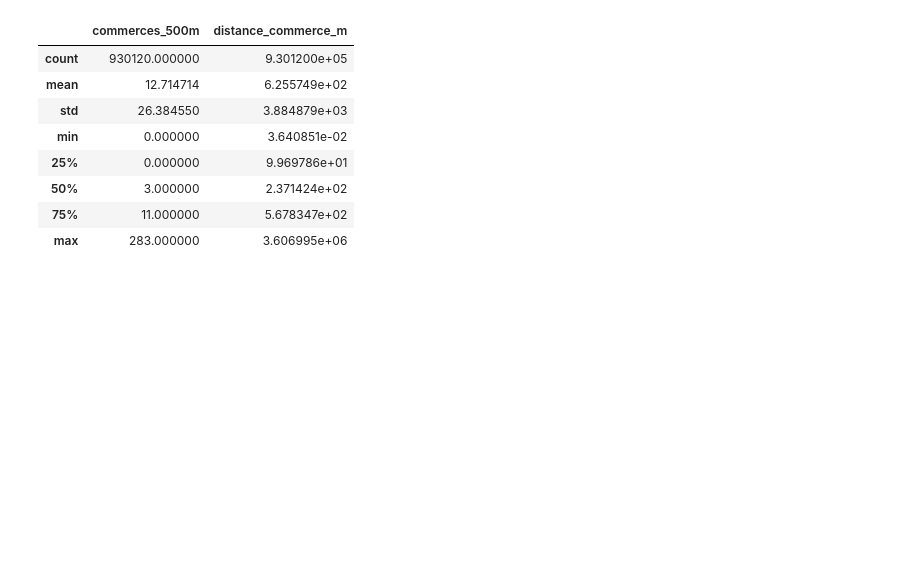
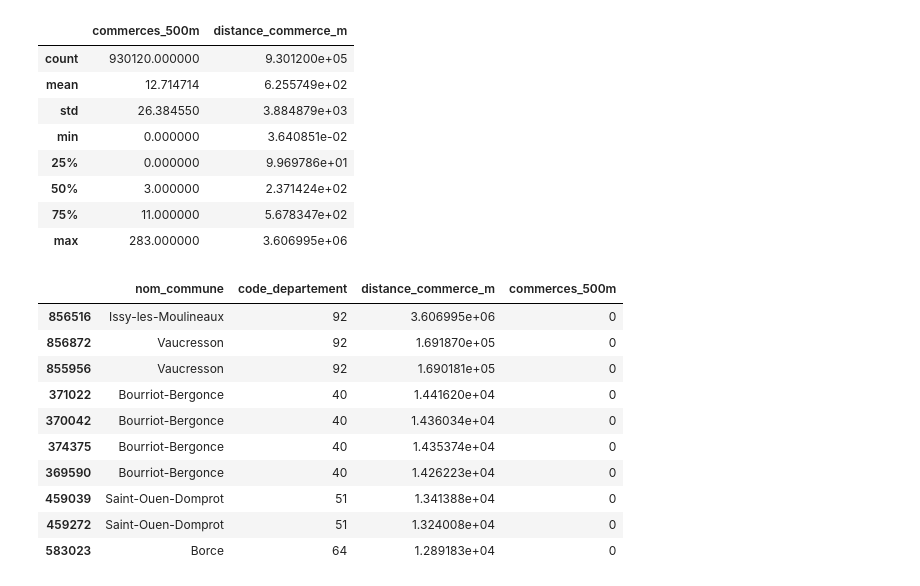
Before and after one commit to Samsamdu86/projet__python_DS, a Jupyter notebook: notebooks/03_prix_distance.ipynb, the cells around one changed output. Drawn from its saved outputs; the diff is of its cells as text; code cells hidden in the pictures; blank space fills up the shorter version.

```diff
--- a/notebooks/03_prix_distance.ipynb
+++ b/notebooks/03_prix_distance.ipynb
@@ -144,3 +144,20 @@ dvf[["commerces_500m", "distance_commerce_m"]].describe()
 | 50% | 3.000000 | 2.371424e+02 |
 | 75% | 11.000000 | 5.678347e+02 |
 | max | 283.000000 | 3.606995e+06 |
+# %%
+dvf.nlargest(10, "distance_commerce_m")[
+    ["nom_commune", "code_departement",
+     "distance_commerce_m", "commerces_500m"]
+]
+# %% [output]
+|  | nom_commune | code_departement | distance_commerce_m | commerces_500m |
+| 856516 | Issy-les-Moulineaux | 92 | 3.606995e+06 | 0 |
+| 856872 | Vaucresson | 92 | 1.691870e+05 | 0 |
+| 855956 | Vaucresson | 92 | 1.690181e+05 | 0 |
+| 371022 | Bourriot-Bergonce | 40 | 1.441620e+04 | 0 |
+| 370042 | Bourriot-Bergonce | 40 | 1.436034e+04 | 0 |
+| 374375 | Bourriot-Bergonce | 40 | 1.435374e+04 | 0 |
+| 369590 | Bourriot-Bergonce | 40 | 1.426223e+04 | 0 |
+| 459039 | Saint-Ouen-Domprot | 51 | 1.341388e+04 | 0 |
+| 459272 | Saint-Ouen-Domprot | 51 | 1.324008e+04 | 0 |
+| 583023 | Borce | 64 | 1.289183e+04 | 0 |
```
Also changed, not shown: parts of 4 cells of this notebook.
